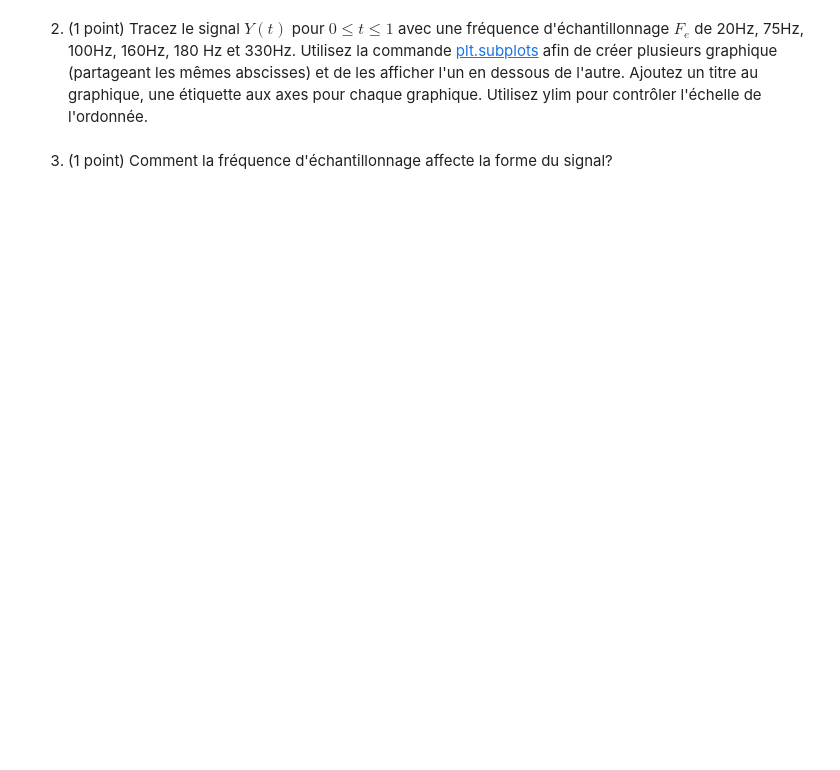
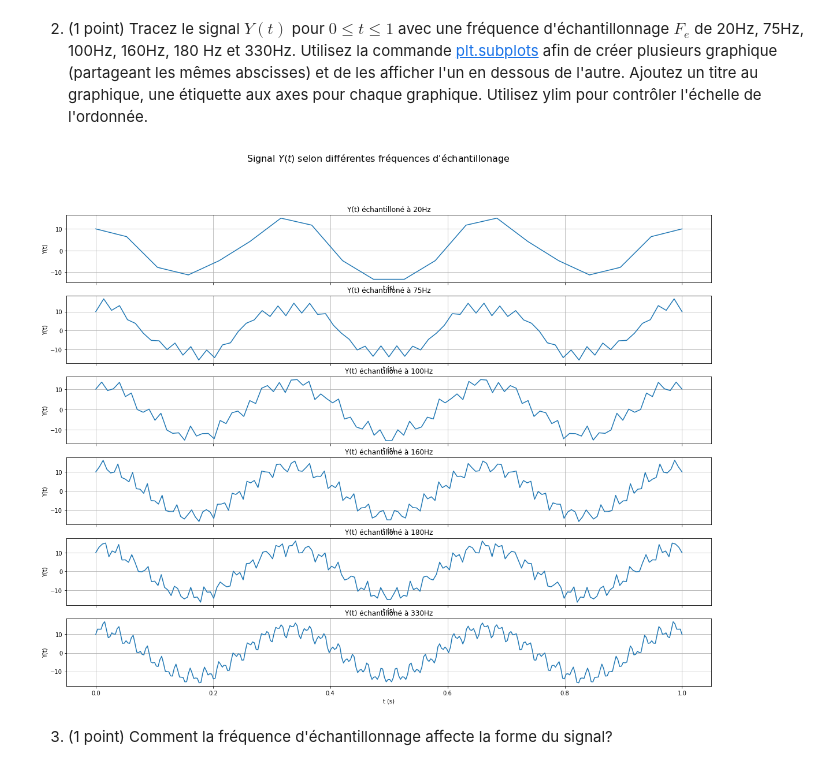
Before and after one commit to conorato/INF8725, a Jupyter notebook: tp1/lab1_fr.ipynb, the cells around one changed output. Drawn from its saved outputs; the diff is of its cells as text; code cells hidden in the pictures; blank space fills up the shorter version.

```diff
--- a/tp1/lab1_fr.ipynb
+++ b/tp1/lab1_fr.ipynb
@@ -137,2 +144,25 @@ Y(t) = 2\sin( 165\pi t ) + 13\cos( 6\pi t ) - 3\cos( 80\pi t )
+# %%
+SAMPLING_FREQUENCIES = [20, 75, 100, 160, 180, 330]
+T_MIN = 0  # in seconds
+T_MAX = 1  # in seconds
+
+plt.rcParams["figure.figsize"] = (20,15)
+
+fig, axes = plt.subplots(nrows=len(SAMPLING_FREQUENCIES), sharex=True)
+
+for sampling_frequency, axe in zip(SAMPLING_FREQUENCIES, axes):
+    t = np.linspace(T_MIN, T_MAX, num=sampling_frequency*(T_MAX-T_MIN))
+    y_t = 2 * np.sin(165*np.pi*t) + 13 * np.cos(6*np.pi*t) - 3 * np.cos(80*np.pi*t)
+
+    axe.plot(t, y_t)
+    axe.grid()
+    axe.set_title(f'Y(t) échantilloné à {sampling_frequency}Hz')
+    axe.set_xlabel('t (s)')
+    axe.set_ylabel('Y(t)')
+
+fig.suptitle("Signal $Y(t)$ selon différentes fréquences d'échantillonage", fontsize=16)
+fig.show()
+# %% [output]
+[figure, added]
 # %% [markdown]
 3. (1 point) Comment la fréquence d'échantillonnage affecte la forme du signal?
```
Also changed, not shown: parts of 23 cells of this notebook.
